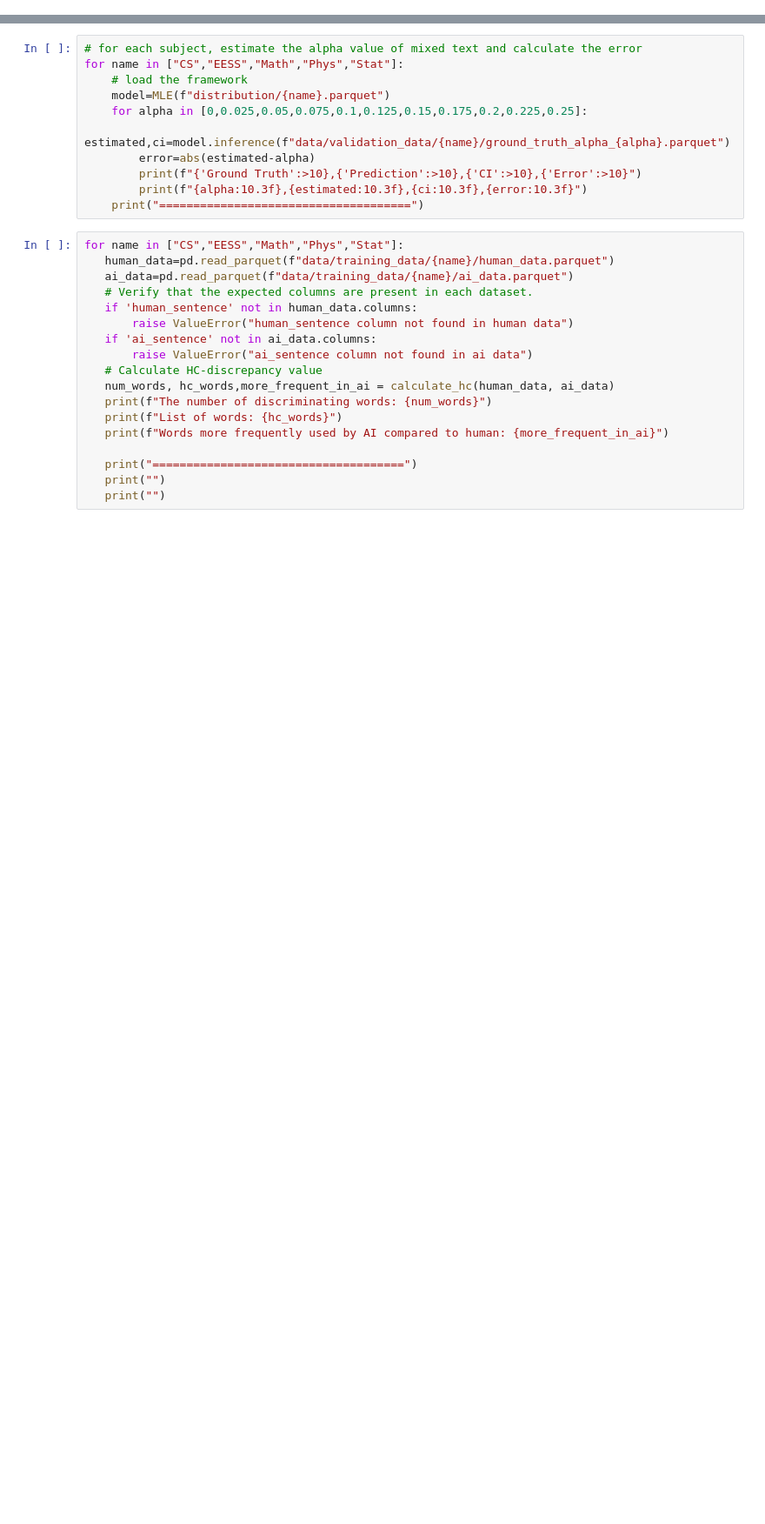
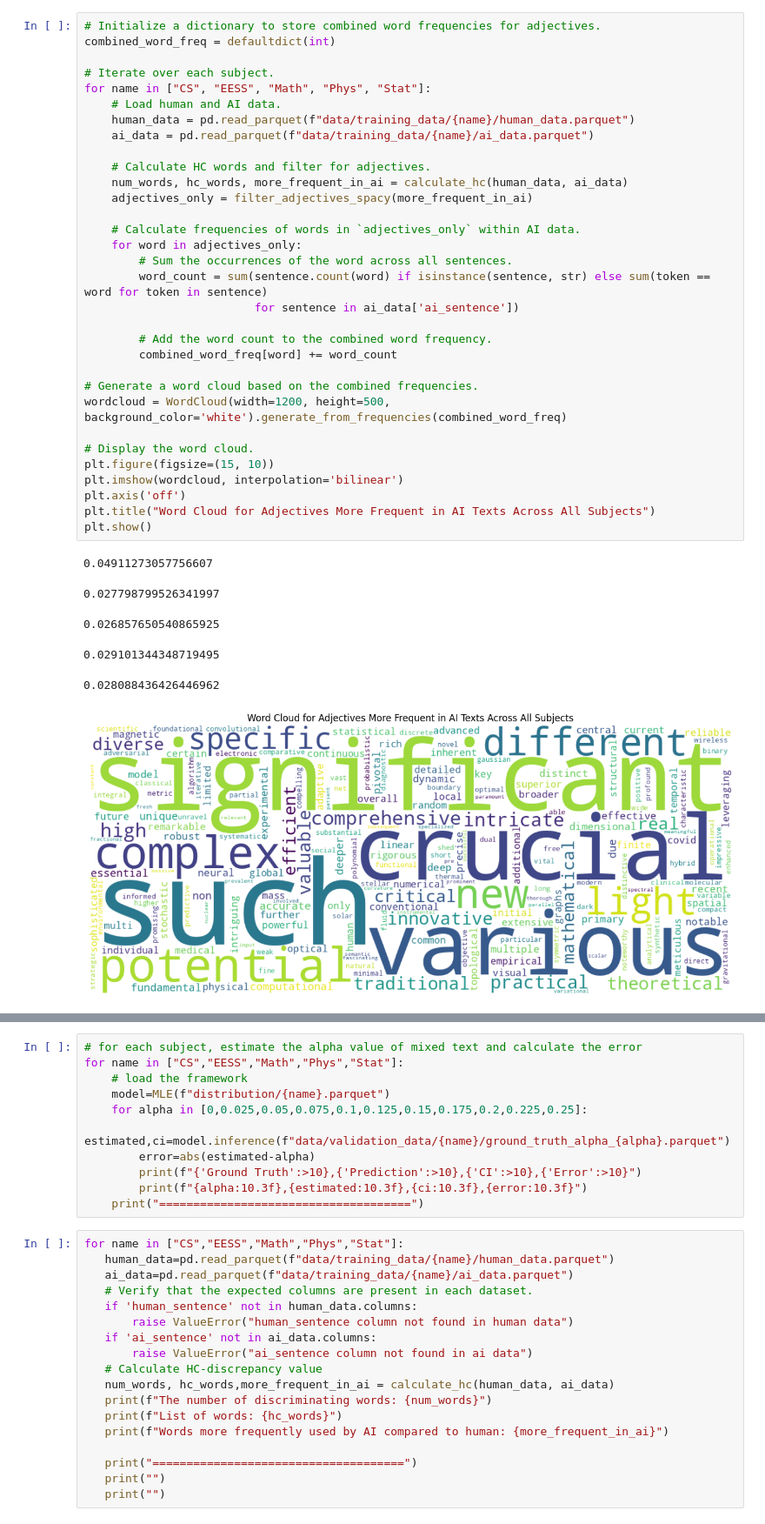
Before and after one commit to AsmaaSayah/higher-criticism-final-project, a Jupyter notebook: demo.ipynb, the cells around one changed output, grey strips where cells are left out. Shown at 87% size. Saved outputs shown, nothing was run; the diff lists cells and outputs as text; blank space fills up the shorter version.

```diff
--- a/demo.ipynb
+++ b/demo.ipynb
@@ -16,0 +50,39 @@ import pandas as pd
+# %%
+# Initialize a dictionary to store combined word frequencies for adjectives.
+combined_word_freq = defaultdict(int)
+
+# Iterate over each subject.
+for name in ["CS", "EESS", "Math", "Phys", "Stat"]:
+    # Load human and AI data.
+    human_data = pd.read_parquet(f"data/training_data/{name}/human_data.parquet")
+    ai_data = pd.read_parquet(f"data/training_data/{name}/ai_data.parquet")
+
+    # Calculate HC words and filter for adjectives.
+    num_words, hc_words, more_frequent_in_ai = calculate_hc(human_data, ai_data)
+    adjectives_only = filter_adjectives_spacy(more_frequent_in_ai)
+
+    # Calculate frequencies of words in `adjectives_only` within AI data.
+    for word in adjectives_only:
+        # Sum the occurrences of the word across all sentences.
+        word_count = sum(sentence.count(word) if isinstance(sentence, str) else sum(token == word for token in sentence)
+                         for sentence in ai_data['ai_sentence'])
+
+        # Add the word count to the combined word frequency.
+        combined_word_freq[word] += word_count
+
+# Generate a word cloud based on the combined frequencies.
+wordcloud = WordCloud(width=1200, height=500, background_color='white').generate_from_frequencies(combined_word_freq)
+
+# Display the word cloud.
+plt.figure(figsize=(15, 10))
+plt.imshow(wordcloud, interpolation='bilinear')
+plt.axis('off')
+plt.title("Word Cloud for Adjectives More Frequent in AI Texts Across All Subjects")
+plt.show()
+# %% [output]
+0.04911273057756607
+0.027798799526341997
+0.026857650540865925
+0.029101344348719495
+0.028088436426446962
+[figure, added]
```
Also changed, not shown: parts of 9 cells of this notebook.
